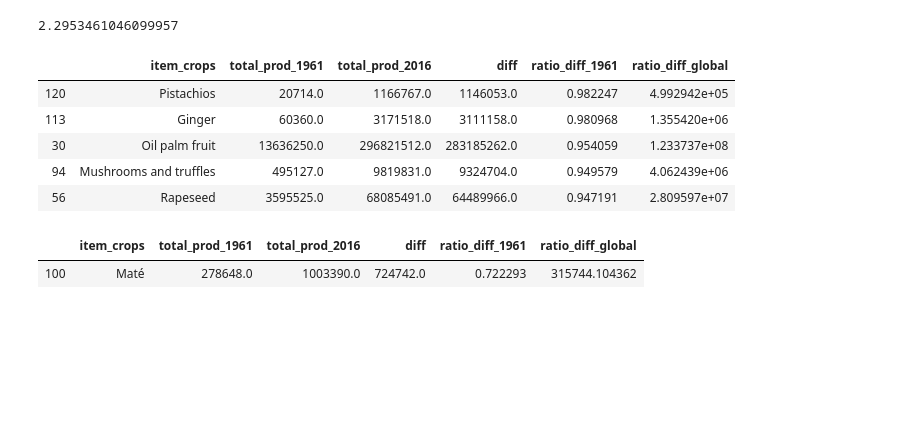
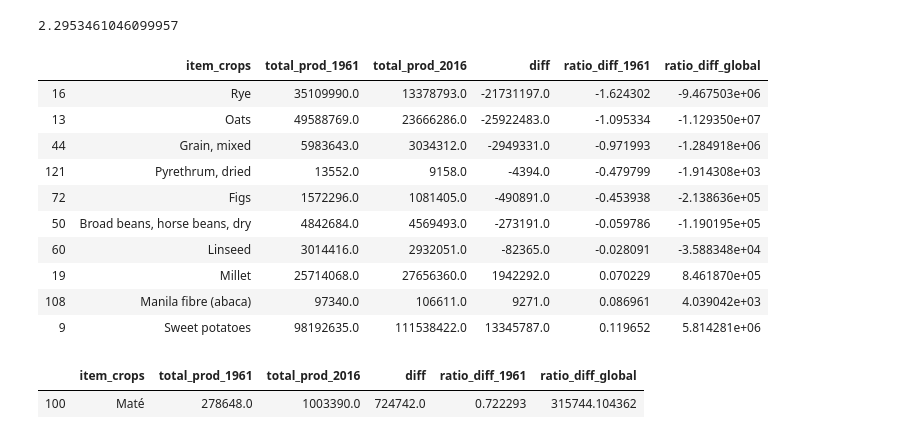
Before and after one commit to dsalathe/jurassic-spark, a Jupyter notebook: justine-story.ipynb, the cells around one changed output. Drawn from its saved outputs; the diff is of its cells as text; code cells hidden in the pictures; blank space fills up the shorter version.

```diff
--- a/justine-story.ipynb
+++ b/justine-story.ipynb
@@ -469,14 +502,19 @@ avg_prod_increase
 # This allows to see how much the increase is different from the global one
 comp_crop_prod['ratio_diff_global'] = comp_crop_prod['diff']/avg_prod_increase
 # %%
-comp_crop_prod.sort_values('ratio_diff_1961', ascending=False).head(5)
+comp_crop_prod.sort_values('ratio_diff_1961', ascending=True).head(10)
 # %% [output]
 |  | item_crops | total_prod_1961 | total_prod_2016 | diff | ratio_diff_1961 | ratio_diff_global |
-| 120 | Pistachios | 20714.0 | 1166767.0 | 1146053.0 | 0.982247 | 4.992942e+05 |
-| 113 | Ginger | 60360.0 | 3171518.0 | 3111158.0 | 0.980968 | 1.355420e+06 |
-| 30 | Oil palm fruit | 13636250.0 | 296821512.0 | 283185262.0 | 0.954059 | 1.233737e+08 |
-| 94 | Mushrooms and truffles | 495127.0 | 9819831.0 | 9324704.0 | 0.949579 | 4.062439e+06 |
-| 56 | Rapeseed | 3595525.0 | 68085491.0 | 64489966.0 | 0.947191 | 2.809597e+07 |
+| 16 | Rye | 35109990.0 | 13378793.0 | -21731197.0 | -1.624302 | -9.467503e+06 |
+| 13 | Oats | 49588769.0 | 23666286.0 | -25922483.0 | -1.095334 | -1.129350e+07 |
+| 44 | Grain, mixed | 5983643.0 | 3034312.0 | -2949331.0 | -0.971993 | -1.284918e+06 |
+| 121 | Pyrethrum, dried | 13552.0 | 9158.0 | -4394.0 | -0.479799 | -1.914308e+03 |
+| 72 | Figs | 1572296.0 | 1081405.0 | -490891.0 | -0.453938 | -2.138636e+05 |
+| 50 | Broad beans, horse beans, dry | 4842684.0 | 4569493.0 | -273191.0 | -0.059786 | -1.190195e+05 |
+| 60 | Linseed | 3014416.0 | 2932051.0 | -82365.0 | -0.028091 | -3.588348e+04 |
+| 19 | Millet | 25714068.0 | 27656360.0 | 1942292.0 | 0.070229 | 8.461870e+05 |
+| 108 | Manila fibre (abaca) | 97340.0 | 106611.0 | 9271.0 | 0.086961 | 4.039042e+03 |
+| 9 | Sweet potatoes | 98192635.0 | 111538422.0 | 13345787.0 | 0.119652 | 5.814281e+06 |
 # %%
 comp_crop_prod[comp_crop_prod.item_crops=='Maté']
 # %% [output]
```
Also changed, not shown: parts of 24 cells of this notebook.
